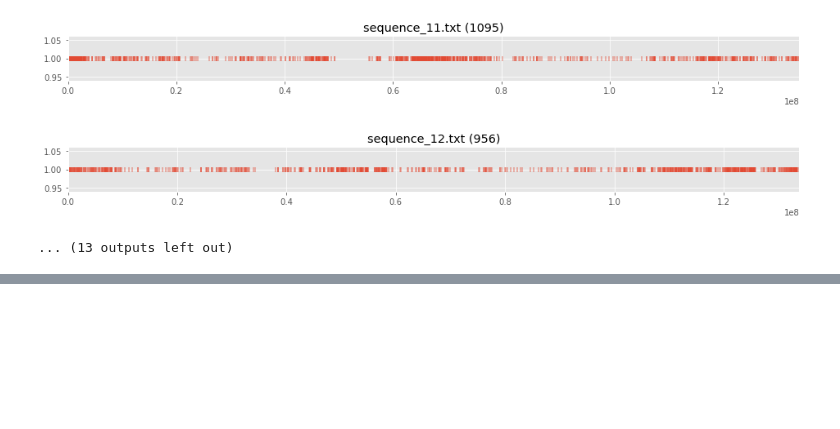
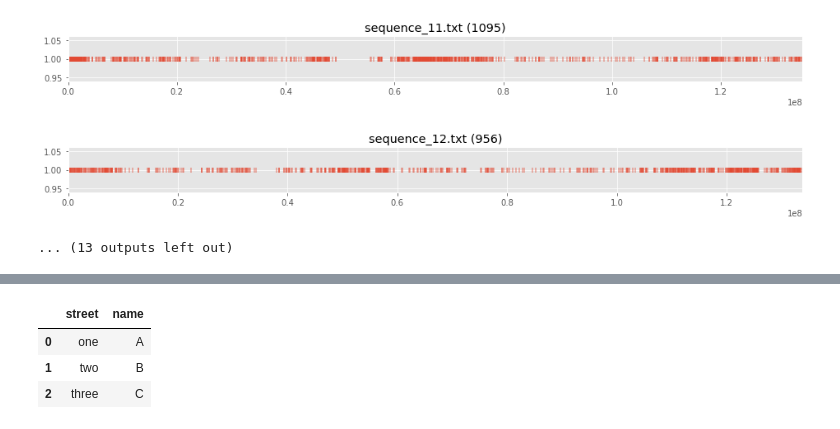
Before and after one commit to 25shmeckles/alefuncs, a Jupyter notebook: sketchbook.ipynb, the cells around one changed output, grey strips where cells are left out. Drawn from its saved outputs; the diff is of its cells as text; code cells hidden in the pictures; blank space fills up the shorter version.

```diff
--- a/sketchbook.ipynb
+++ b/sketchbook.ipynb
@@ -390,0 +440,9 @@ sum(df.memory_usage())
+# %%
+a = {'street':['one','two','three']}
+b = {'name':['A','B','C','D']}
+
+a = pd.DataFrame(a)
+b = pd.DataFrame(b)
+c = a.join(b)
+c = c[['name','street']]
+print(c)
@@ -390,0 +469,9 @@ sum(df.memory_usage())
+# %%
+c = a.join(b)
+# %%
+c
+# %% [output]
+|  | street | name |
+| 0 | one | A |
+| 1 | two | B |
+| 2 | three | C |
```
Also changed, not shown: parts of 27 cells of this notebook, 2 other files.
